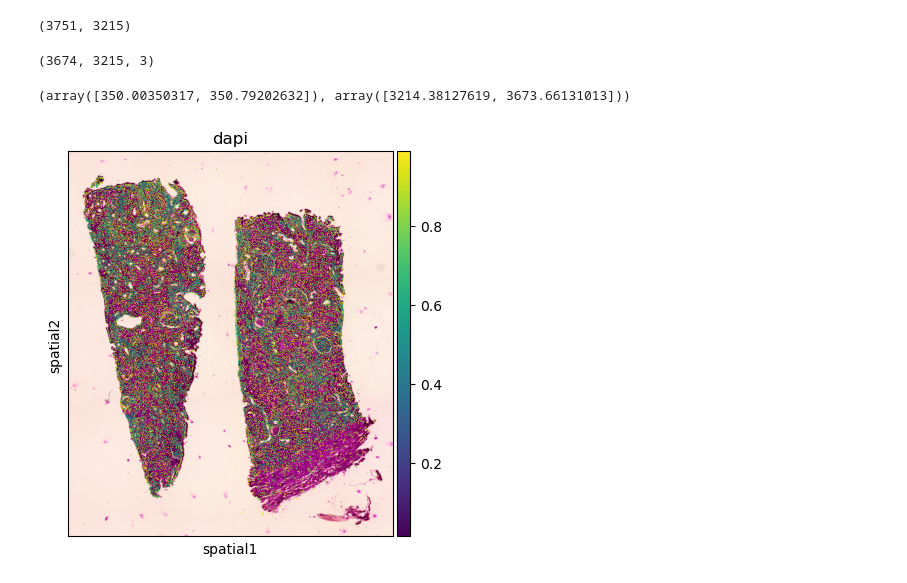
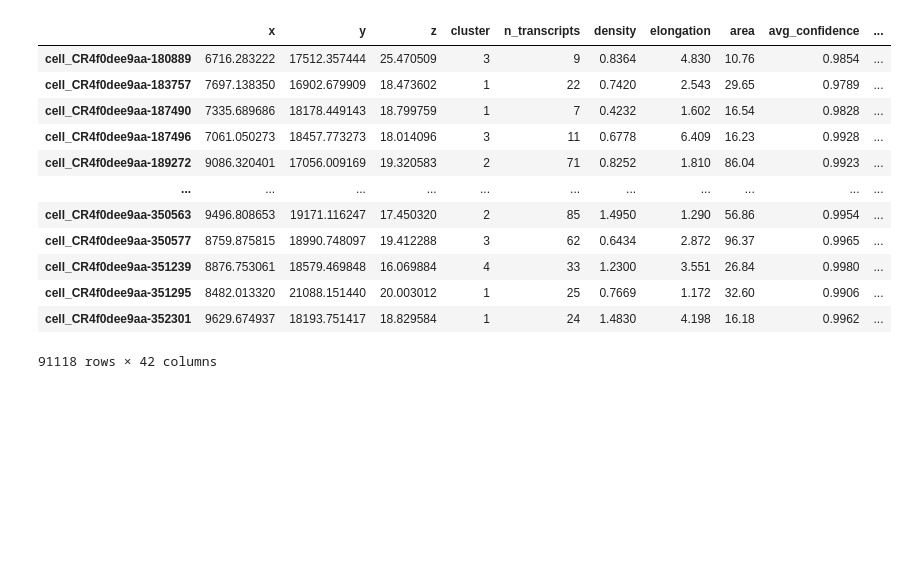
Before and after one commit to imsb-uke/xenium-cgn, a Jupyter notebook: notebooks/03_image_registration/add_phenocycler_as_column.ipynb, the cells around one changed output. Drawn from its saved outputs; the diff is of its cells as text; code cells hidden in the pictures; blank space fills up the shorter version.

```diff
--- a/notebooks/03_image_registration/add_phenocycler_as_column.ipynb
+++ b/notebooks/03_image_registration/add_phenocycler_as_column.ipynb
@@ -45,16 +46,25 @@ image = he_image[:,:,0]
-# %%
-image.shape
-# %% [output]
-(3751, 3215)
+# %%
+adata.obs
+# %% [output]
+|  | x | y | z | cluster | n_transcripts | density | elongation | area | avg_confidence | ... |
+| cell_CR4f0dee9aa-180889 | 6716.283222 | 17512.357444 | 25.470509 | 3 | 9 | 0.8364 | 4.830 | 10.76 | 0.9854 | ... |
+| cell_CR4f0dee9aa-183757 | 7697.138350 | 16902.679909 | 18.473602 | 1 | 22 | 0.7420 | 2.543 | 29.65 | 0.9789 | ... |
+| cell_CR4f0dee9aa-187490 | 7335.689686 | 18178.449143 | 18.799759 | 1 | 7 | 0.4232 | 1.602 | 16.54 | 0.9828 | ... |
+| cell_CR4f0dee9aa-187496 | 7061.050273 | 18457.773273 | 18.014096 | 3 | 11 | 0.6778 | 6.409 | 16.23 | 0.9928 | ... |
+| cell_CR4f0dee9aa-189272 | 9086.320401 | 17056.009169 | 19.320583 | 2 | 71 | 0.8252 | 1.810 | 86.04 | 0.9923 | ... |
+| ... | ... | ... | ... | ... | ... | ... | ... | ... | ... | ... |
+| cell_CR4f0dee9aa-350563 | 9496.808653 | 19171.116247 | 17.450320 | 2 | 85 | 1.4950 | 1.290 | 56.86 | 0.9954 | ... |
+| cell_CR4f0dee9aa-350577 | 8759.875815 | 18990.748097 | 19.412288 | 3 | 62 | 0.6434 | 2.872 | 96.37 | 0.9965 | ... |
+| cell_CR4f0dee9aa-351239 | 8876.753061 | 18579.469848 | 16.069884 | 4 | 33 | 1.2300 | 3.551 | 26.84 | 0.9980 | ... |
+| cell_CR4f0dee9aa-351295 | 8482.013320 | 21088.151440 | 20.003012 | 1 | 25 | 0.7669 | 1.172 | 32.60 | 0.9906 | ... |
+| cell_CR4f0dee9aa-352301 | 9629.674937 | 18193.751417 | 18.829584 | 1 | 24 | 1.4830 | 4.198 | 16.18 | 0.9962 | ... |
+91118 rows × 42 columns
 # %%
-LEVEL = 1
-ID = adata.obs.Slide_ID.unique()[0]
-scale_factor = adata.uns["spatial"][ID]["scalefactors"][f"tissue_dapi_LEVEL{LEVEL}_scalef"]
-dapi = adata.uns["spatial"][ID]["images"][f"dapi_LEVEL{LEVEL}"+"_cropped"]
-dapi.shape
+# show dapi
+# LEVEL = 1
+# ID = adata.obs.Slide_ID.unique()[0]
+# scale_factor = adata.uns["spatial"][ID]["scalefactors"][f"tissue_dapi_LEVEL{LEVEL}_scalef"]
+# dapi = adata.uns["spatial"][ID]["images"][f"dapi_LEVEL{LEVEL}"+"_cropped"]
+# dapi.shape
+# adata.obs['dapi'] = [dapi[int(j), int(i)] for i, j in adata.obsm["spatial"]]
+# adata.obsm["spatial"].min(axis=0), adata.obsm["spatial"].max(axis=0) + 350
-# %% [output]
-(3674, 3215, 3)
-# %%
-adata.obsm["spatial"].min(axis=0), adata.obsm["spatial"].max(axis=0) + 350
-# %% [output]
-(array([350.00350317, 350.79202632]), array([3214.38127619, 3673.66131013]))
@@ -63,11 +70,0 @@ adata.obs['dapi'] = [dapi[int(j), int(i), 0] for i, j in adata.obsm["spatial"]]
-# %%
-fig, ax = plt.subplots(figsize=(5, 5))
-sc.pl.spatial(adata,
-              library_id = slide_id,
-              img_key = 'he_downscaled_aligned',
-              color = 'dapi',
-              size = .2,
-              ax = ax,
-              show = True)
-# %% [output]
-[figure, removed]
```
Also changed, not shown: parts of 8 cells of this notebook, 6 other files.
